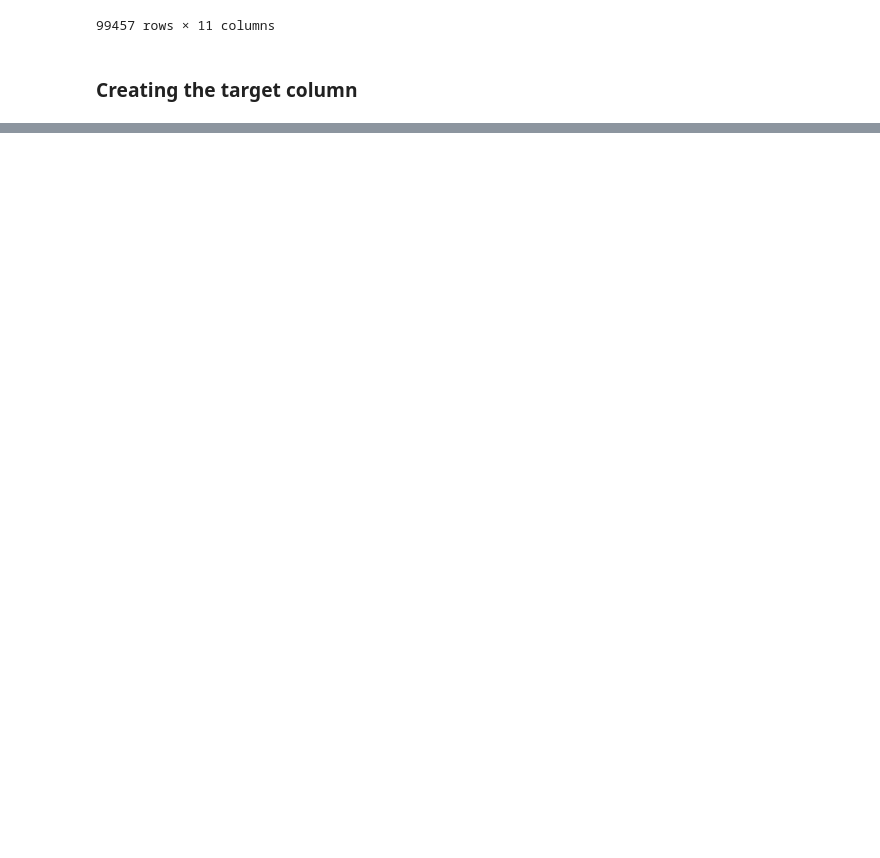
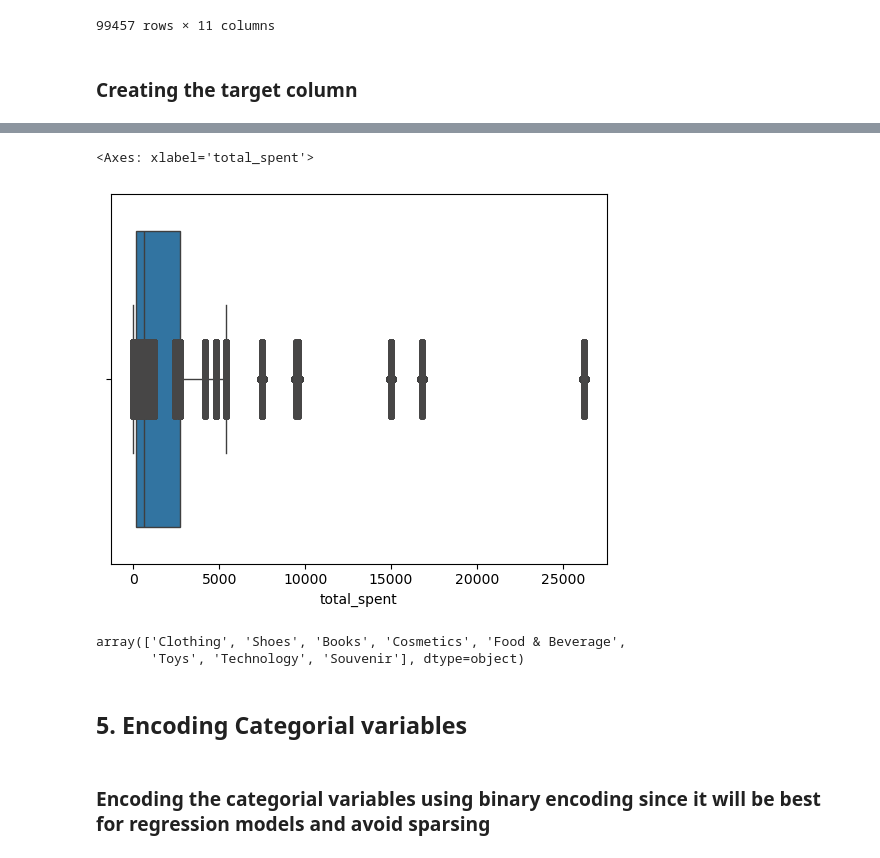
Before and after one commit to YoussifAhmed66/DEPI-Data-Preprocessing-3-Sales-dataset, a Jupyter notebook: 03 - Practical Task in session (Data Preprocessing Sales Dataset).ipynb, the cells around one changed output, grey strips where cells are left out. Saved outputs shown, nothing was run; the diff lists cells and outputs as text; code cells hidden in the pictures; blank space fills up the shorter version.

```diff
--- a/03 - Practical Task in session (Data Preprocessing Sales Dataset).ipynb
+++ b/03 - Practical Task in session (Data Preprocessing Sales Dataset).ipynb
@@ -346,0 +344,2 @@ df
+# %%
+df.drop(columns=['invoice_no', 'customer_id'], inplace=True)
@@ -346,0 +362,15 @@ df
+# %%
+sns.boxplot(x='total_spent', data=df)
+sns.stripplot(x='total_spent', data=df, color="#474646")
+# %% [output]
+<Axes: xlabel='total_spent'>
+[figure, added]
+# %%
+df['category'].unique()
+# %% [output]
+array(['Clothing', 'Shoes', 'Books', 'Cosmetics', 'Food & Beverage',
+       'Toys', 'Technology', 'Souvenir'], dtype=object)
+# %% [markdown]
+## 5. Encoding Categorial variables
+# %% [markdown]
+### Encoding the categorial variables using binary encoding since it will be best for regression models and avoid sparsing
```
Also changed, not shown: parts of 65 cells of this notebook.
